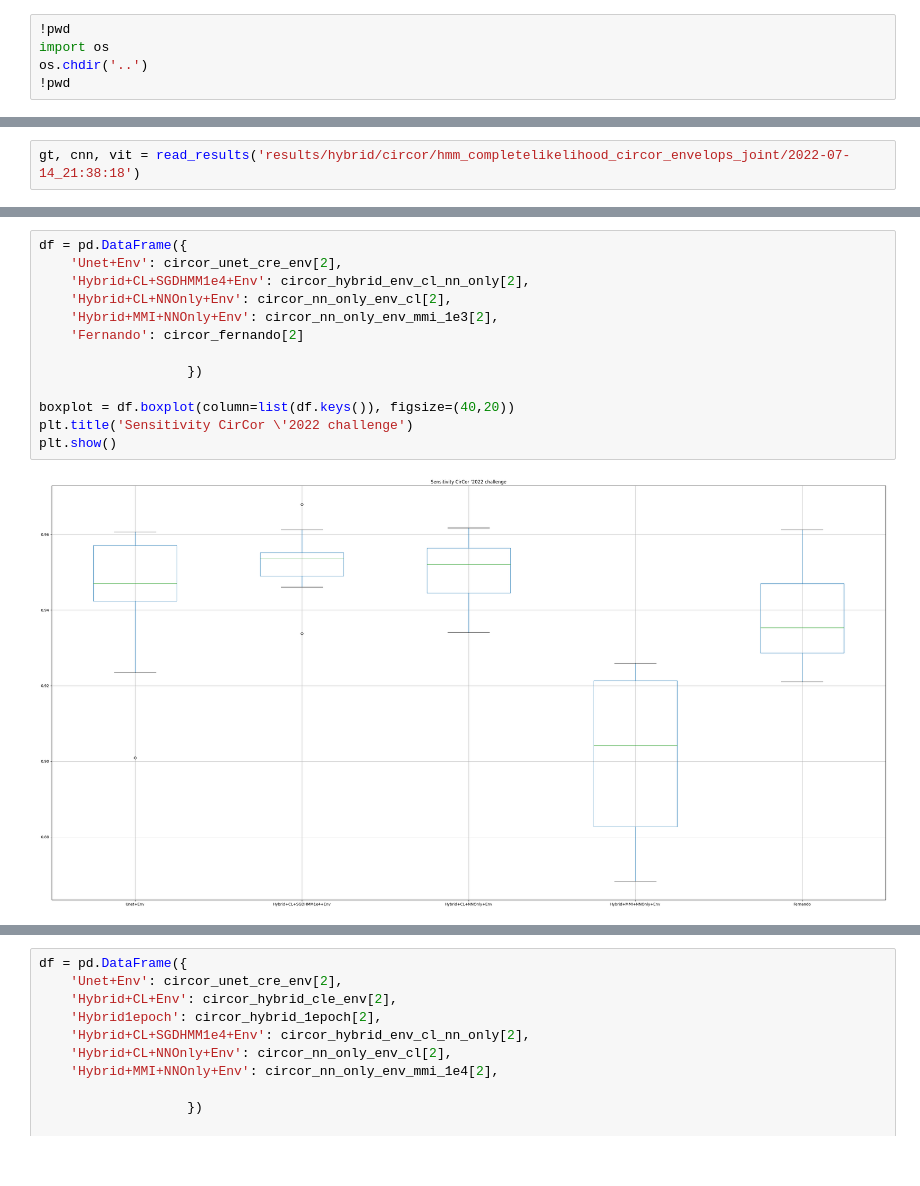
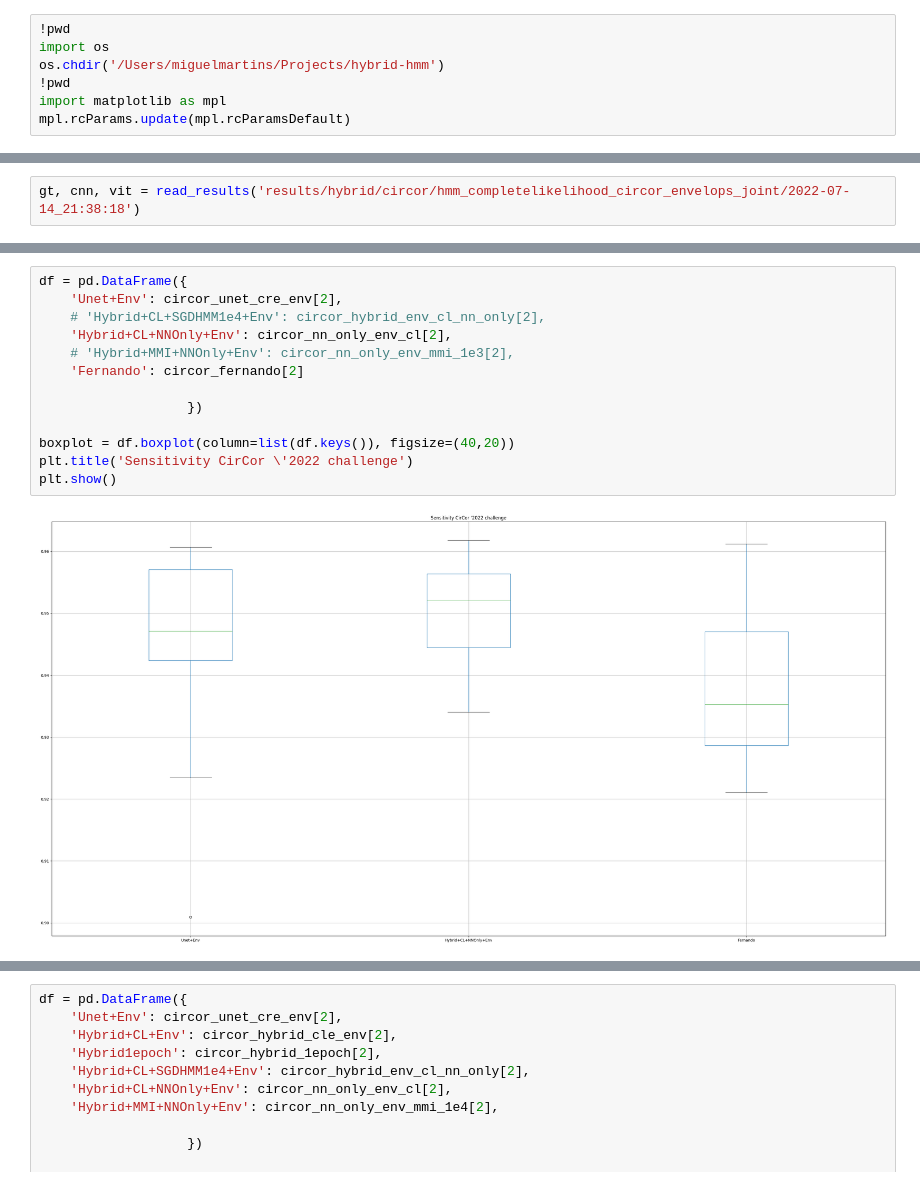
Before and after one commit to miguelmartins/hybrid-hmm, a Jupyter notebook: notebooks/physionet16_eval.ipynb, the cells around one changed output, grey strips where cells are left out. Drawn from its saved outputs; the diff is of its cells as text.

```diff
--- a/notebooks/physionet16_eval.ipynb
+++ b/notebooks/physionet16_eval.ipynb
@@ -1,6 +1,8 @@
 # %%
 !pwd
 import os
-os.chdir('..')
+os.chdir('/Users/miguelmartins/Projects/hybrid-hmm')
 !pwd
+import matplotlib as mpl
+mpl.rcParams.update(mpl.rcParamsDefault)
 # %% [output]
@@ -125,15 +205,15 @@ plt.show()
 # %%
 df = pd.DataFrame({
     'Unet+Env': circor_unet_cre_env[2],
-    'Hybrid+CL+SGDHMM1e4+Env': circor_hybrid_env_cl_nn_only[2],
+    # 'Hybrid+CL+SGDHMM1e4+Env': circor_hybrid_env_cl_nn_only[2],
     'Hybrid+CL+NNOnly+Env': circor_nn_only_env_cl[2],
-    'Hybrid+MMI+NNOnly+Env': circor_nn_only_env_mmi_1e3[2],
+    # 'Hybrid+MMI+NNOnly+Env': circor_nn_only_env_mmi_1e3[2],
     'Fernando': circor_fernando[2]
 
                    })
 
 boxplot = df.boxplot(column=list(df.keys()), figsize=(40,20))
 plt.title('Sensitivity CirCor \'2022 challenge')
 plt.show()
 # %% [output]
-[figure, old version]
+[figure, new version]
```
Also changed, not shown: parts of 120 cells of this notebook.
